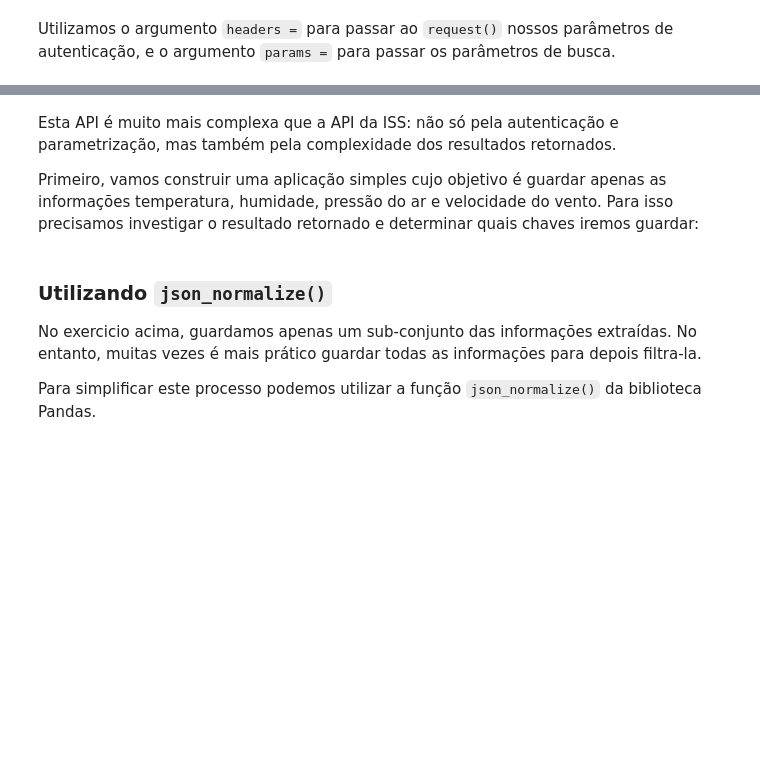
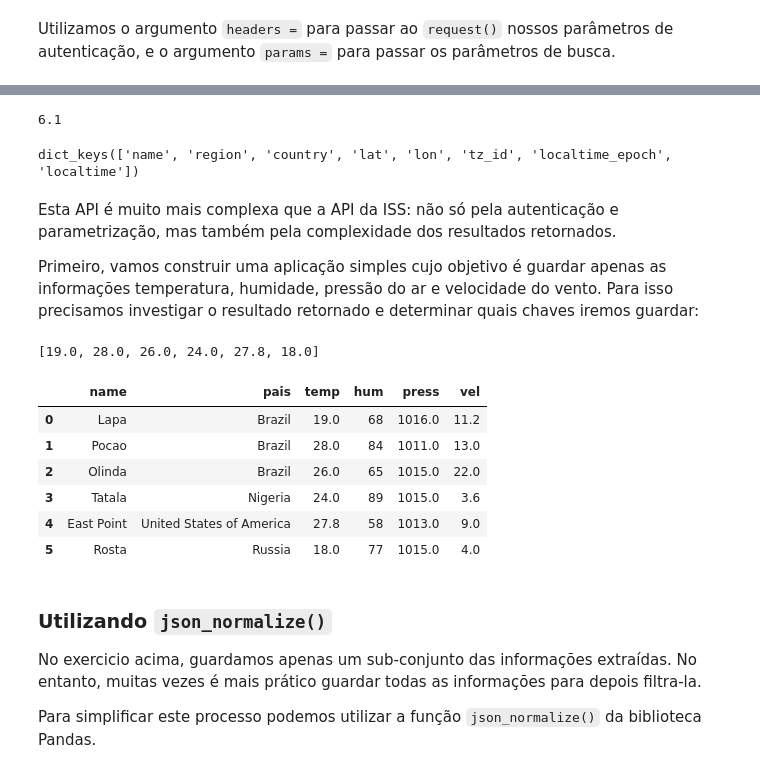
Before and after one commit to pedroteche-ih/79_PT_JUN2022, a Jupyter notebook: aulas/79 DA PT JUN-2022 APIs.ipynb, the cells around one changed output, grey strips where cells are left out. Saved outputs shown, nothing was run; the diff lists cells and outputs as text; code cells hidden in the pictures; blank space fills up the shorter version.

```diff
--- a/aulas/79 DA PT JUN-2022 APIs.ipynb
+++ b/aulas/79 DA PT JUN-2022 APIs.ipynb
@@ -208,9 +294,7 @@ O nome das chaves foi determinado lendo a documentação da API: https://www.wea
 
 Agora vamos utilizar nossos dicionários e a função `request()` para extrair as informações metereológicas da latitude **-21,996160** e longitude **-47,426420**
 # %%
-response = requests.request('GET', endpoint,
-                            headers=header,
-                            params=query)
+response = requests.get(endpoint, headers=header, params=query)
 results = response.json()
 # %% [markdown]
 Utilizamos o argumento `headers =` para passar ao `request()` nossos parâmetros de autenticação, e o argumento `params =` para passar os parâmetros de busca.
@@ -219,3 +341,17 @@ results
+# %%
+#nome cidade, pais, temperatura, humidade, pressão do ar e velocidade do vento
+results['location']['name']
+results['location']['country']
+results['current']['temp_c']
+results['current']['humidity']
+results['current']['pressure_mb']
+results['current']['wind_kph']
+# %% [output]
+6.1
+# %%
+results['location'].keys()
+# %% [output]
+dict_keys(['name', 'region', 'country', 'lat', 'lon', 'tz_id', 'localtime_epoch', 'localtime'])
 # %% [markdown]
 Esta API é muito mais complexa que a API da ISS: não só pela autenticação e parametrização, mas também pela complexidade dos resultados retornados.
 
@@ -232,6 +368,43 @@ lista_latlong = [
     '33.69,-84.44',
     '69.00, 33.13'
 ]
+nome = []
+pais = []
+temp = []
+hum = []
+press = []
+vel = []
+
+endpoint = 'http://api.weatherapi.com/v1/current.json'
+token = 'bfef1b47e3b8462199b191725221801'
+header = {'key' : token}
+
+
+for lat_long in lista_latlong:
+    query = {'q' : lat_long}
+    response = requests.get(endpoint, headers=header, params=query)
+    results = response.json()
+
+    nome.append(results['location']['name'])
+    pais.append(results['location']['country'])
+    temp.append(results['current']['temp_c'])
+    hum.append(results['current']['humidity'])
+    press.append(results['current']['pressure_mb'])
+    vel.append(results['current']['wind_kph'])
+# %%
+temp
+# %% [output]
+[19.0, 28.0, 26.0, 24.0, 27.8, 18.0]
+# %%
+pd.DataFrame({'name' : nome, 'pais' : pais, 'temp' : temp, 'hum' : hum, 'press' : press, 'vel' : vel})
+# %% [output]
+|  | name | pais | temp | hum | press | vel |
+| 0 | Lapa | Brazil | 19.0 | 68 | 1016.0 | 11.2 |
+| 1 | Pocao | Brazil | 28.0 | 84 | 1011.0 | 13.0 |
+| 2 | Olinda | Brazil | 26.0 | 65 | 1015.0 | 22.0 |
+| 3 | Tatala | Nigeria | 24.0 | 89 | 1015.0 | 3.6 |
+| 4 | East Point | United States of America | 27.8 | 58 | 1013.0 | 9.0 |
+| 5 | Rosta | Russia | 18.0 | 77 | 1015.0 | 4.0 |
 # %% [markdown]
 ### Utilizando `json_normalize()`
 
```
Also changed, not shown: parts of 35 cells of this notebook.
